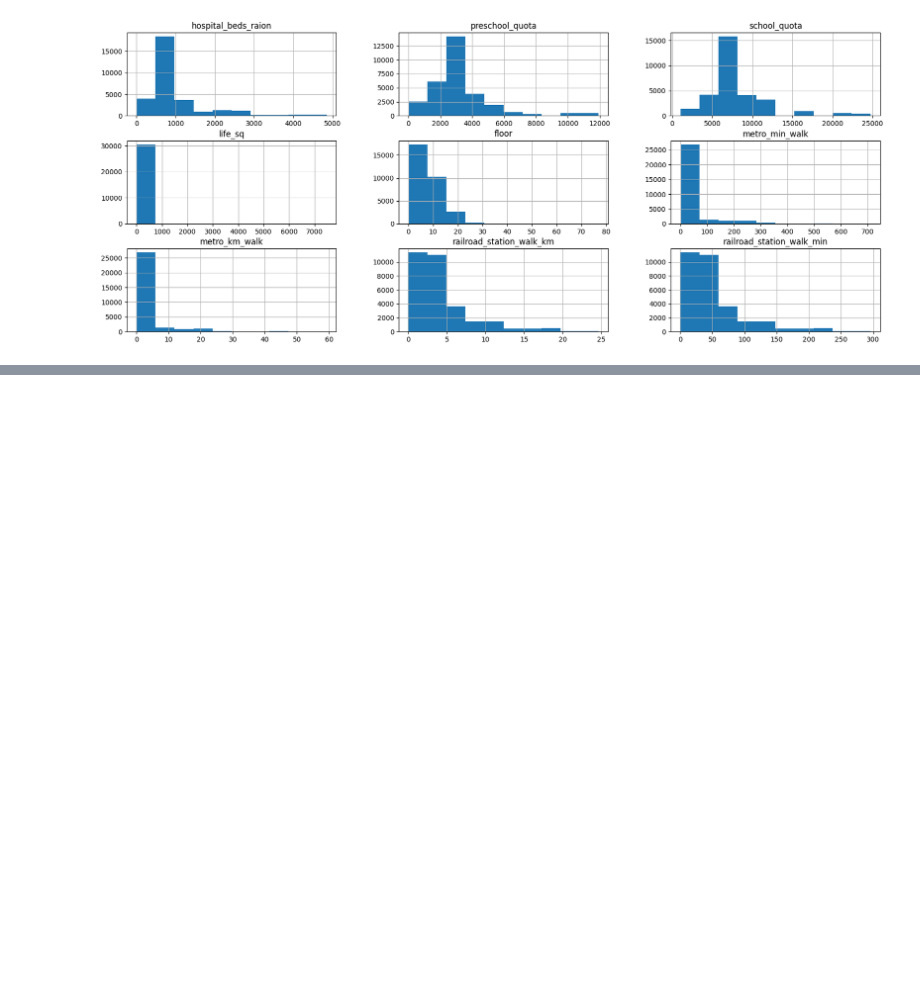
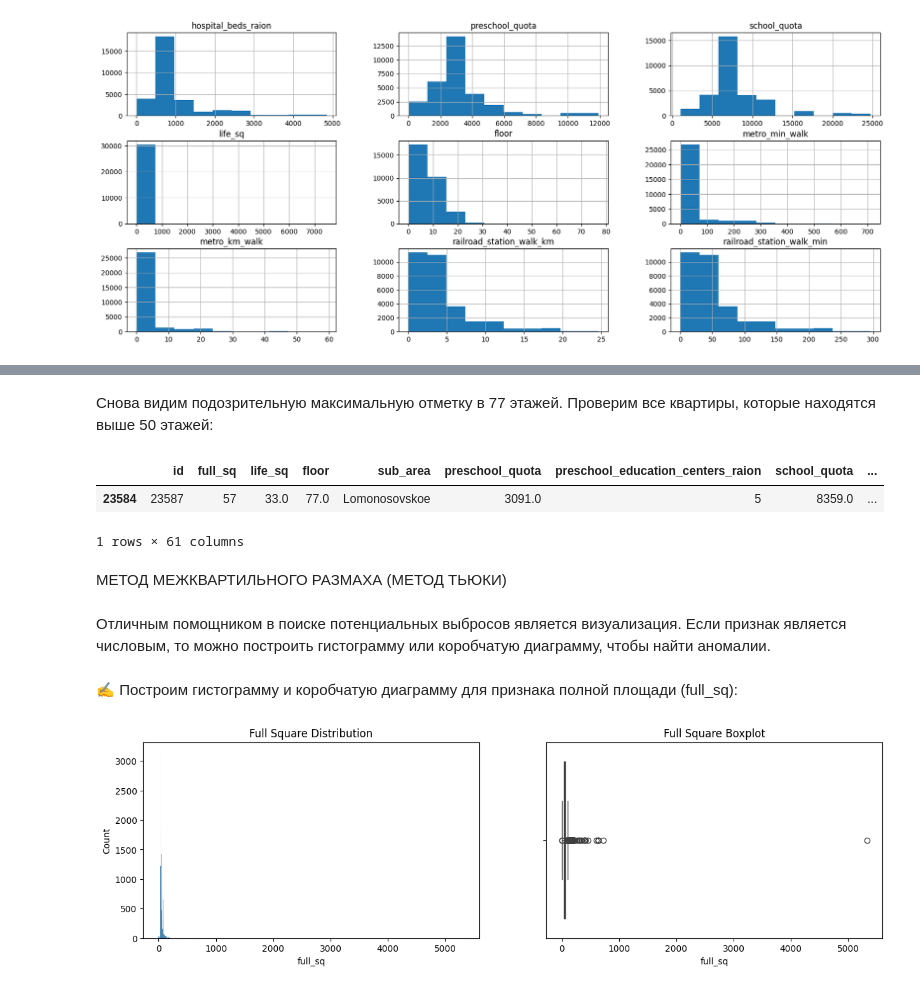
Before and after one commit to BubbleGama4ok/test, a Jupyter notebook: PY_14_Анализ данных/PY_14.Анализ данных.ipynb, the cells around one changed output, grey strips where cells are left out. Cells and saved outputs as stored; diff of their text form; code cells hidden in the pictures; blank space fills up the shorter version.

```diff
--- a/PY_14_Анализ данных/PY_14.Анализ данных.ipynb
+++ b/PY_14_Анализ данных/PY_14.Анализ данных.ipynb
@@ -379,0 +435,22 @@ fill_data[cols].hist(figsize=(20, 8));
+# %% [markdown]
+Снова видим подозрительную максимальную отметку в 77 этажей. Проверим все квартиры, которые находятся выше 50 этажей:
+# %%
+display(sber_data[sber_data['floor'] > 50])
+# %% [output]
+|  | id | full_sq | life_sq | floor | sub_area | preschool_quota | preschool_education_centers_raion | school_quota | ... |
+| 23584 | 23587 | 57 | 33.0 | 77.0 | Lomonosovskoe | 3091.0 | 5 | 8359.0 | ... |
+1 rows × 61 columns
+# %% [markdown]
+МЕТОД МЕЖКВАРТИЛЬНОГО РАЗМАХА (МЕТОД ТЬЮКИ)
+# %% [markdown]
+Отличным помощником в поиске потенциальных выбросов является визуализация. Если признак является числовым, то можно построить гистограмму или коробчатую диаграмму, чтобы найти аномалии.
+# %% [markdown]
+✍️ Построим гистограмму и коробчатую диаграмму для признака полной площади (full_sq):
+# %%
+fig, axes = plt.subplots(nrows=1, ncols=2, figsize=(15,4))
+histplot = sns.histplot(data=sber_data, x='full_sq', ax=axes[0]);
+histplot.set_title('Full Square Distribution');
+boxplot = sns.boxplot(data=sber_data, x='full_sq', ax=axes[1]);
+boxplot.set_title('Full Square Boxplot');
+# %% [output]
+[figure, added]
```
Also changed, not shown: parts of 43 cells of this notebook.
